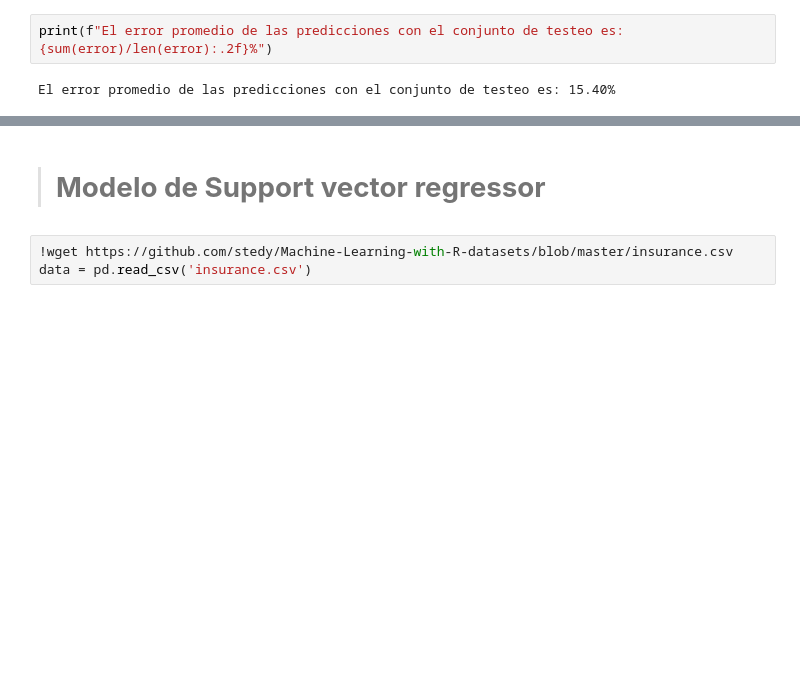
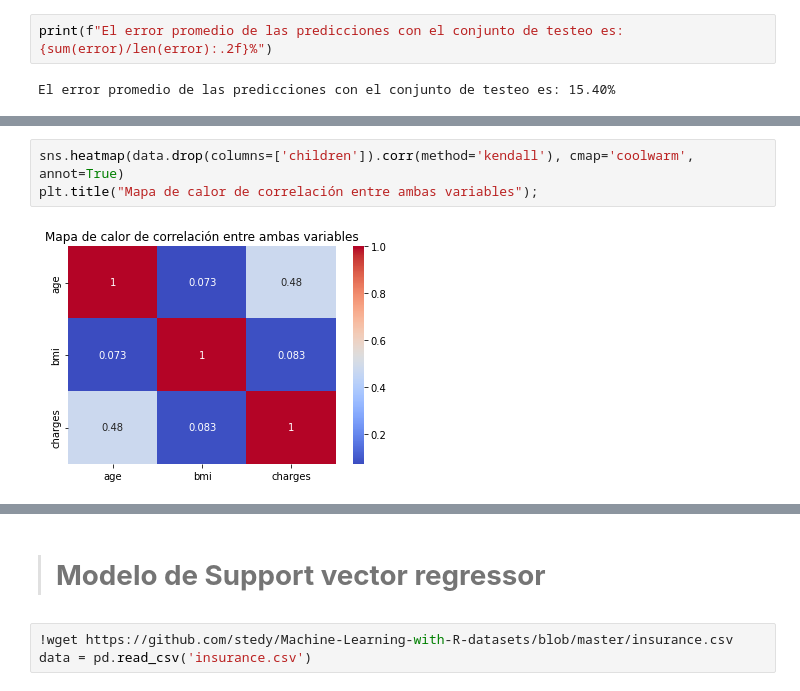
Before and after one commit to DelfinaQuinteros/IA, a Jupyter notebook: Practica/tp2_delfinaquinteros_2022.ipynb, the cells around one changed output, grey strips where cells are left out. Saved outputs shown, nothing was run; the diff lists cells and outputs as text; blank space fills up the shorter version.

```diff
--- a/Practica/tp2_delfinaquinteros_2022.ipynb
+++ b/Practica/tp2_delfinaquinteros_2022.ipynb
@@ -219,0 +324,5 @@ El error promedio de las predicciones con el conjunto de testeo es: 15.40%
+# %%
+sns.heatmap(data.drop(columns=['children']).corr(method='kendall'), cmap='coolwarm', annot=True)
+plt.title("Mapa de calor de correlación entre ambas variables");
+# %% [output]
+[figure, added]
```
Also changed, not shown: parts of 35 cells of this notebook.
